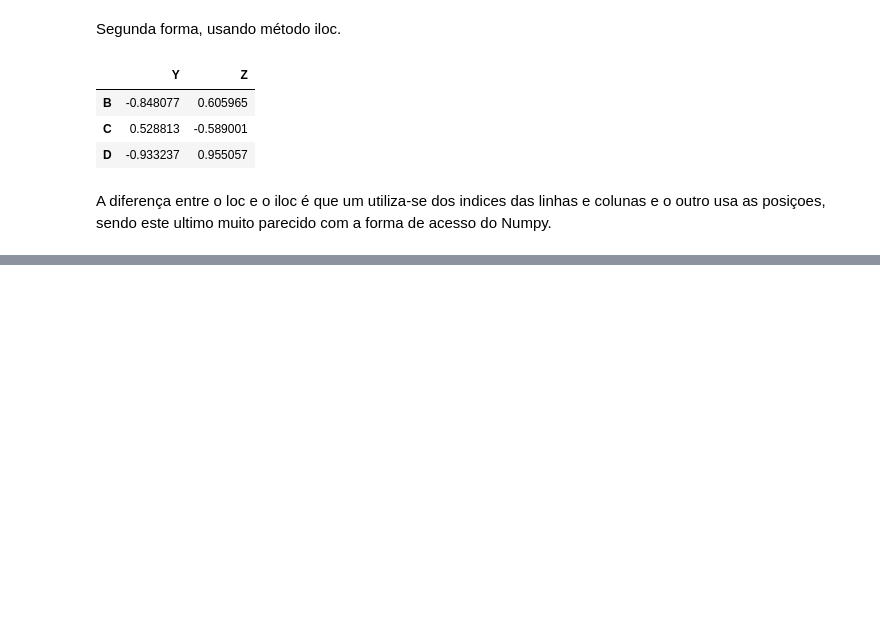
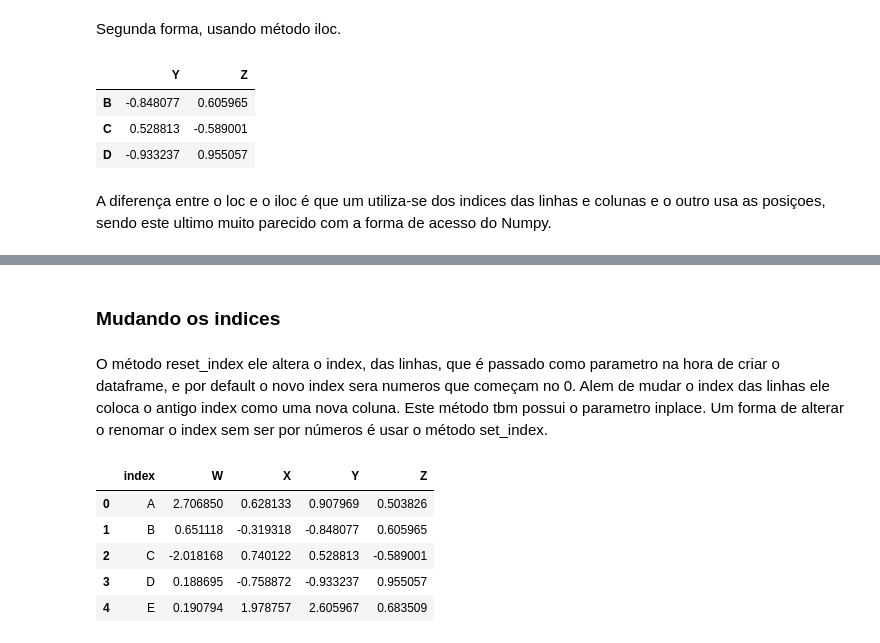
Before and after one commit to GMizuno/analise_de_dados, a Jupyter notebook: Pandas parte 1.ipynb, the cells around one changed output, grey strips where cells are left out. Saved outputs shown, nothing was run; the diff lists cells and outputs as text; code cells hidden in the pictures; blank space fills up the shorter version.

```diff
--- a/Pandas.ipynb
+++ b/Pandas parte 1.ipynb
@@ -282,0 +360,13 @@ A diferença entre o loc e o iloc é que um utiliza-se dos indices das linhas e
+# %% [markdown]
+<h3>Mudando os indices</h3>
+# %% [markdown]
+O método reset_index ele altera o index, das linhas, que é passado como parametro na hora de criar o dataframe, e por default o novo index sera numeros que começam no 0. Alem de mudar o index das linhas ele coloca o antigo index como uma nova coluna. Este método tbm possui o parametro inplace. Um forma de alterar o renomar o index sem ser por números é usar o método set_index.
+# %%
+df.reset_index()
+# %% [output]
+|  | index | W | X | Y | Z |
+| 0 | A | 2.706850 | 0.628133 | 0.907969 | 0.503826 |
+| 1 | B | 0.651118 | -0.319318 | -0.848077 | 0.605965 |
+| 2 | C | -2.018168 | 0.740122 | 0.528813 | -0.589001 |
+| 3 | D | 0.188695 | -0.758872 | -0.933237 | 0.955057 |
+| 4 | E | 0.190794 | 1.978757 | 2.605967 | 0.683509 |
```
Also changed, not shown: parts of 38 cells of this notebook, 1 other file.
